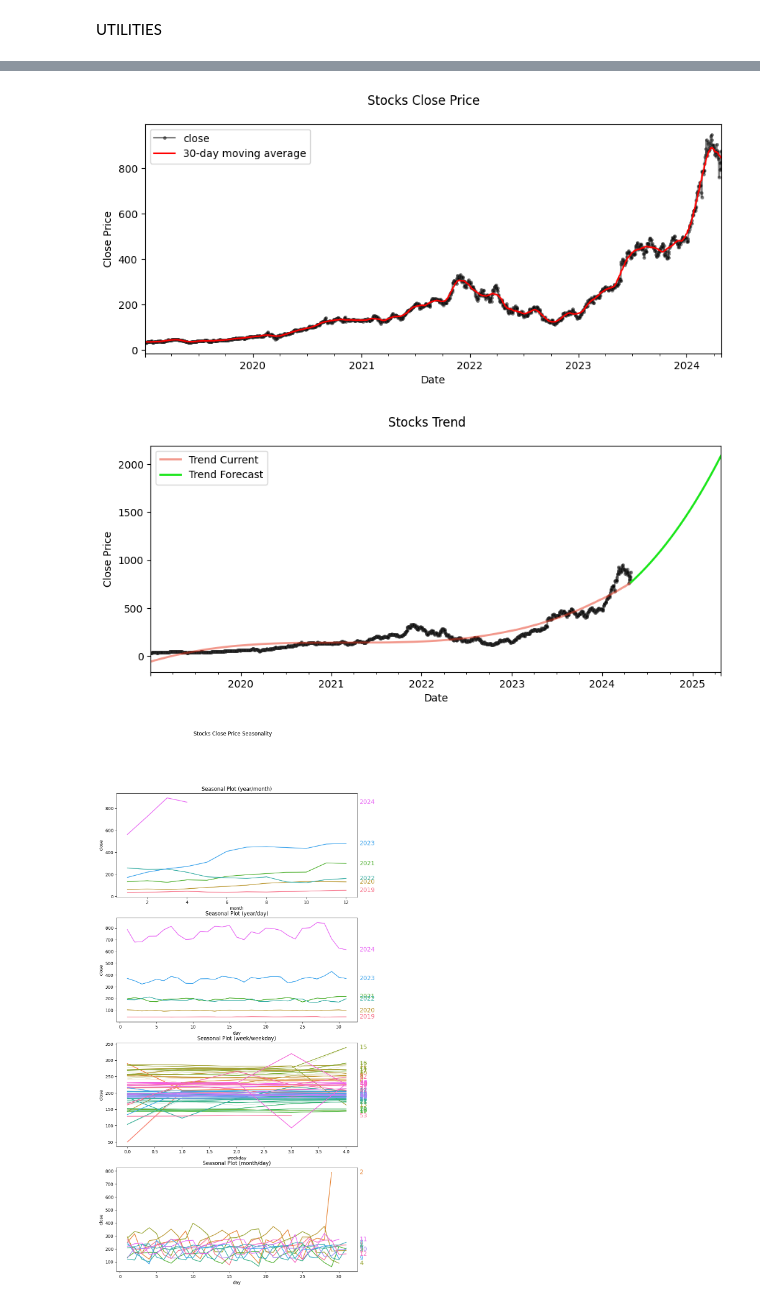
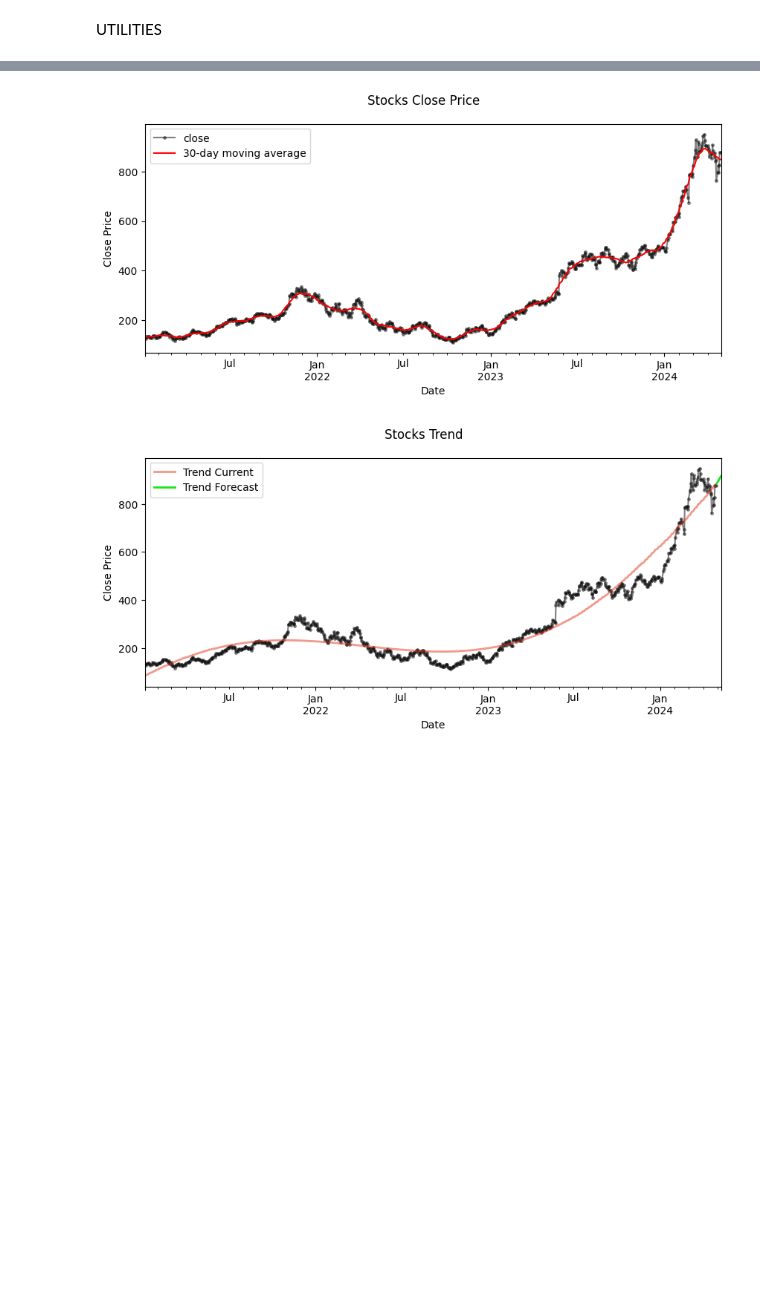
Before and after one commit to THEWhiteArrow/ml-general-stock-predictions, a Jupyter notebook: nsp/nsp/eda/eda.ipynb, the cells around one changed output, grey strips where cells are left out. Drawn from its saved outputs; the diff is of its cells as text; code cells hidden in the pictures; blank space fills up the shorter version.

```diff
--- a/nsp/nsp/eda/eda.ipynb
+++ b/nsp/nsp/eda/eda.ipynb
@@ -17,7 +21,7 @@ from datetime import datetime
 LOADING DATA
 # %%
 stocks = pd.read_csv(
-    DATA_DIR +  '/stocks_history.csv',
+    DATA_DIR +  '/NVDA.csv',
     dtype={
         "Date": "period[D]",
         "Open": "float32",
@@ -32,19 +36,19 @@ stocks = pd.read_csv(
 stocks.columns = stocks.columns.str.lower()
 
 events_presentation = pd.read_csv(
-    DATA_DIR +  '/events_presentation.csv',
+    DATA_DIR + "/events_presentation.csv",
     dtype={
         "date": "period[D]",
         "name": "string",
     },
-    index_col="date"
-)
+    index_col="date",
+).sort_index(ascending=True)
 
 events_corporate = pd.read_csv(
     DATA_DIR + "/events_corporate.csv",
     dtype={"start_date": "period[D]", "end_date": "period[D]", "name": "string", "location": "string"},
     index_col="start_date",
-)
+).sort_index(ascending=True)
 
 
 display(stocks.head())
@@ -184,7 +210,8 @@ VISUALISATION
 # %%
+# --- SETUP ---
 MOVING_AVERGE_WINDOW = 30
-STOCK_RECENT_YEARS = 5
-TREND_ORDER = 3
+STOCK_RECENT_YEARS = 3
+
 
 sns.set_palette(palette="pastel")
 stock = stocks[f"{datetime.now().year - STOCK_RECENT_YEARS}":]
@@ -193,31 +220,34 @@ stock.loc[:,["month"]] = stock.index.month  # type: ignore
 stock.loc[:,["day"]] = stock.index.day  # type: ignore
 stock.loc[:,["week"]] = stock.index.week  # type: ignore
 stock.loc[:,["weekday"]] = stock.index.weekday  # type: ignore
+stock_close = stock["close"]
 
 
-stock_close = stock["close"]
+# --- EXPLORATION ---
 
+# HEATMAP
 fig1 = plt.figure(figsize=(6, 4))
 fig1.suptitle("Feature Correlation")
 sns.heatmap(stock.corr(method="spearman"), vmin=-1, vmax=1, center=0, annot=True)
 
 
+# STOCK
 fig2 = plt.figure(figsize=(10, 4))
 fig2.suptitle("Stocks Close Price")
-
 stock_close.plot(style=".-", ax=fig2.gca(), color="black", alpha=0.5, markeredgecolor="0.25", markeredgewidth=0.5, legend=True, ylabel="Close Price")
 moving_average = stock_close.rolling(window=MOVING_AVERGE_WINDOW, center=True, min_periods=MOVING_AVERGE_WINDOW//2).mean()
 moving_average.plot(style="-", color="red", ax=fig2.gca(), label=f"{MOVING_AVERGE_WINDOW}-day moving average", legend=True)
 
+# TREND
+TREND_ORDER = 5
+dp = DeterministicProcess(index=stock_close.index, constant=True, order=TREND_ORDER, drop=True)
+X_dp_in = dp.in_sample()
+X_dp_fore = dp.out_of_sample(steps=10)
 
-dp = DeterministicProcess(index=stock_close.index, constant=False, order=TREND_ORDER, drop=True)
-X_dp = dp.in_sample()
-X_dp_fore = dp.out_of_sample(steps=365)
+trend_model = LinearRegression(fit_intercept=False)
+trend_model.fit(X_dp_in, stock_close)
 
-trend_model = LinearRegression()
-trend_model.fit(X_dp, stock_close)
-
-y_dp_pred = pd.Series(trend_model.predict(X_dp), index=X_dp.index)
+y_dp_pred = pd.Series(trend_model.predict(X_dp_in), index=X_dp_in.index)
 y_dp_fore = pd.Series(trend_model.predict(X_dp_fore), index=X_dp_fore.index)
 
 fig3 = plt.figure(figsize=(10, 4))
@@ -226,12 +256,4 @@ fig3.suptitle("Stocks Trend")
 stock_close.plot(style=".-", ax=fig3.gca(), color="black", alpha=0.5, markeredgecolor="0.25", markeredgewidth=0.5, ylabel="Close Price")
 y_dp_pred.plot(style="-",linewidth=2, color=(0.9, 0.2, 0.1, 0.5), ax=fig3.gca(), label="Trend Current", legend=True)
 y_dp_fore.plot(style="-",linewidth=2, color=(0.1, 0.9, 0.1, 1), ax=fig3.gca(), label="Trend Forecast", legend=True)
-
-
-fig4, (ax40, ax41, ax42, ax43) = plt.subplots(4, 1,  figsize=(10, 20))
-fig4.suptitle("Stocks Close Price Seasonality")
-seasonal_plot(stock, "close", "year", "month", ax=ax40)
-seasonal_plot(stock, "close", "year", "day", ax=ax41)
-seasonal_plot(stock, "close", "week", "weekday", ax=ax42)
-seasonal_plot(stock, "close", "month", "day", ax=ax43)
 # %% [output]
@@ -255,3 +262,2 @@ The `ci` parameter is deprecated. Use `errorbar=('ci', False)` for the same effe
-[figure, old version]
+[figure, new version]
-[figure, old version]
+[figure, new version]
-[figure, removed]
```
Also changed, not shown: parts of 13 cells of this notebook, 5 other files.
